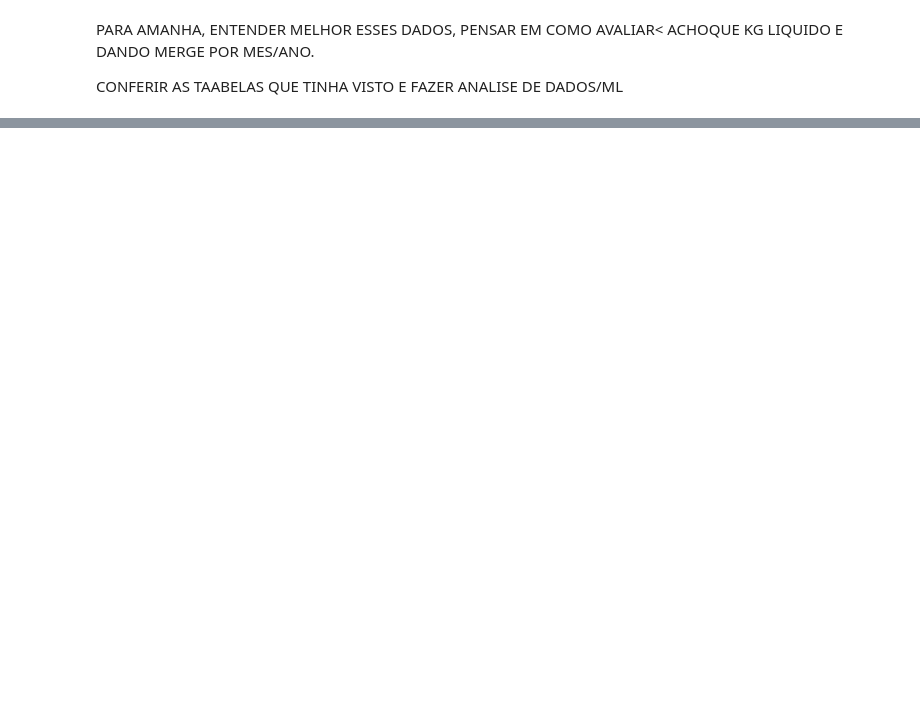
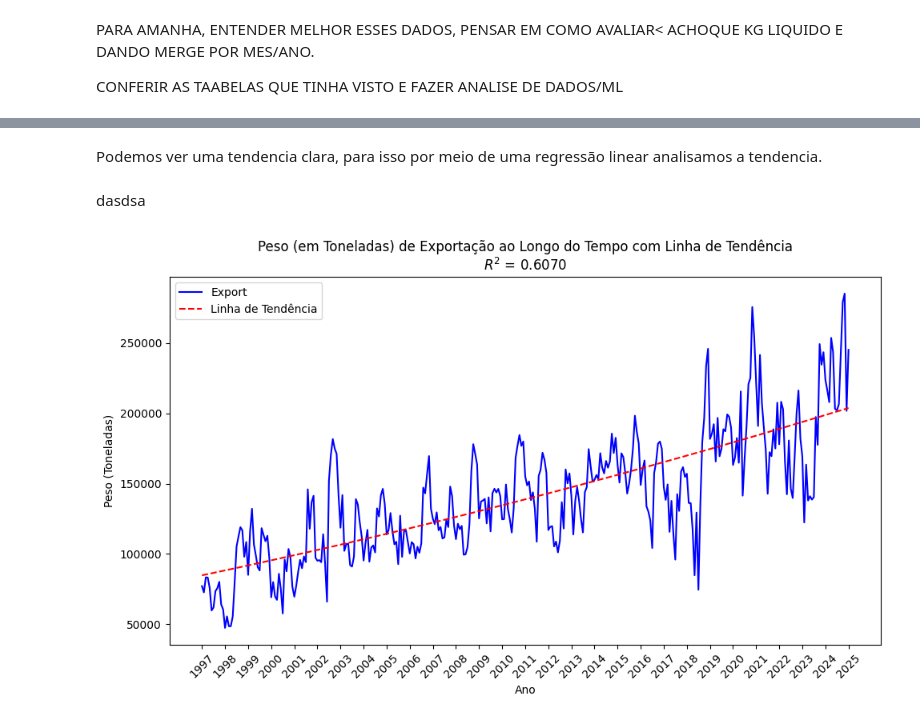
Before and after one commit to dandoni/IELSenai, a Jupyter notebook: Problema 1.ipynb, the cells around one changed output, grey strips where cells are left out. Drawn from its saved outputs; the diff is of its cells as text; code cells hidden in the pictures; blank space fills up the shorter version.

```diff
--- a/Problema 1.ipynb
+++ b/Problema 1.ipynb
@@ -162,0 +222,56 @@ CONFERIR AS TAABELAS QUE TINHA VISTO E FAZER ANALISE DE DADOS/ML
+# %% [markdown]
+Podemos ver uma tendencia clara, para isso por meio de uma regressão linear analisamos a tendencia.
+# %% [markdown]
+dasdsa
+# %%
+import matplotlib.pyplot as plt
+import numpy as np
+from sklearn.metrics import r2_score
+
+# Criar a variável para o eixo x (meses e anos como números)
+# Aqui estamos apenas criando um número para cada mês, para ajustar a linha de tendência
+x_values = np.arange(len(df_export))
+
+# Ajuste de uma regressão polinomial de grau 2
+degree = 2
+coefficients = np.polyfit(x_values, df_export['Toneladas'], degree)
+
+# Calcular a linha de tendência polinomial
+trend_line_poly = np.polyval(coefficients, x_values)
+
+# Calcular o valor de R^2 para o modelo polinomial
+r_squared_poly = r2_score(df_export['Toneladas'], trend_line_poly)
+
+# Estender a linha de tendência para além dos dados
+x_extended = np.arange(len(df_export) + 12)  # Estendendo para mais 12 meses, por exemplo
+trend_line_extended = slope * x_extended + intercept
+
+# Gráfico para o peso em toneladas com ticks por ano
+plt.figure(figsize=(10,6))
+
+# Plotando os dados de 'Export' em toneladas
+plt.plot(df_export['CO_MES'].astype(str) + '/' + df_export['CO_ANO'].astype(str), df_export['Toneladas'], label='Export', color='blue')
+
+# Adicionando a linha de tendência
+plt.plot(df_export['CO_MES'].astype(str) + '/' + df_export['CO_ANO'].astype(str), trend_line_poly, label='Linha de Tendência', color='red', linestyle='--')
+
+# Definir título e rótulos
+
+plt.title(f'Peso (em Toneladas) de Exportação ao Longo do Tempo com Linha de Tendência\n$R^2$ = {r_squared:.4f}')
+
+plt.xlabel('Ano')
+plt.ylabel('Peso (Toneladas)')
+
+# Definir os ticks no eixo x para mostrar apenas os anos
+years = df_export['CO_ANO'].unique()
+year_labels = [str(year) for year in years]
+
+# Alterar os ticks no eixo x para exibir apenas os anos
+plt.xticks(ticks=range(0, len(df_export), 12), labels=year_labels, rotation=45)
+
+
+plt.legend()
+plt.tight_layout()
+plt.show()
+# %% [output]
+[figure, added]
```
Also changed, not shown: parts of 22 cells of this notebook, 2 other files.
